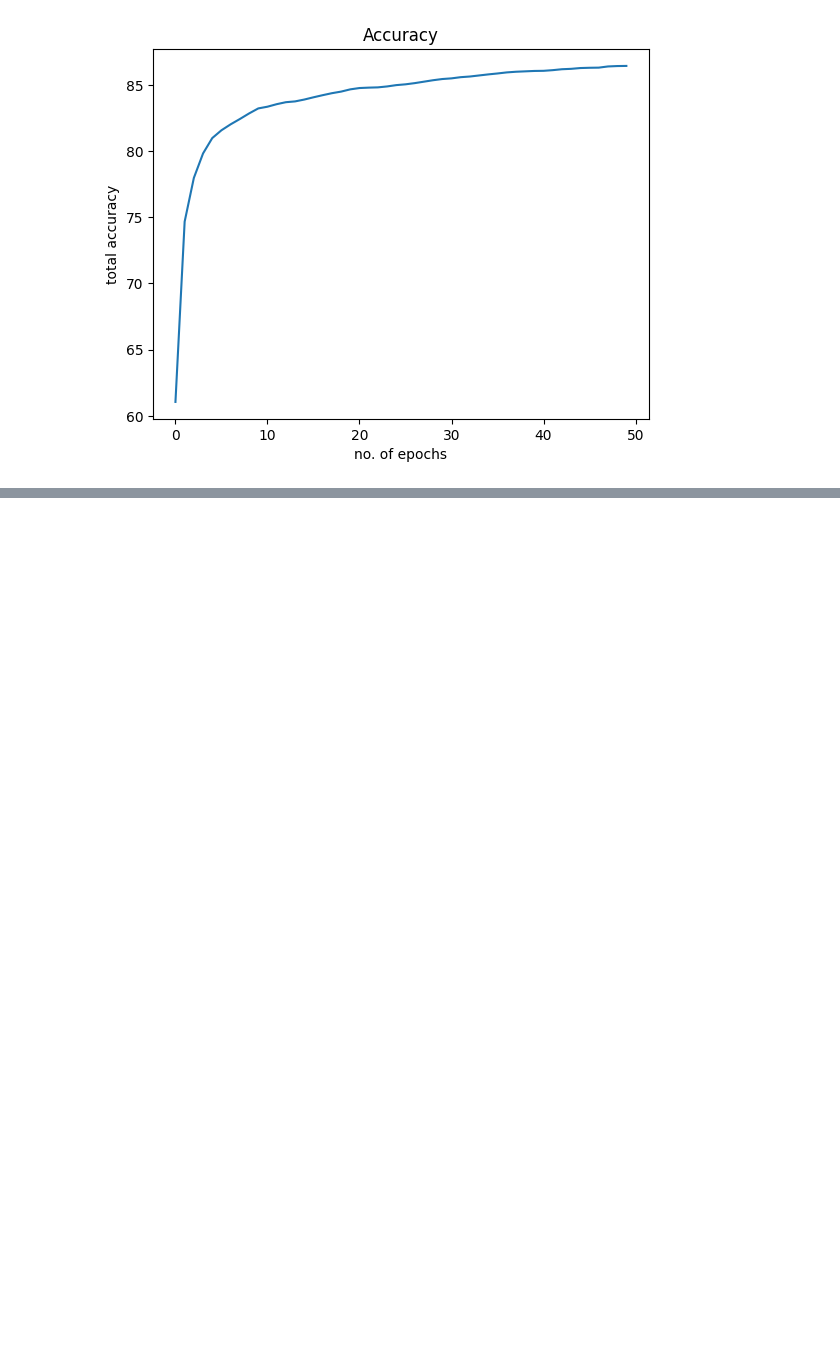
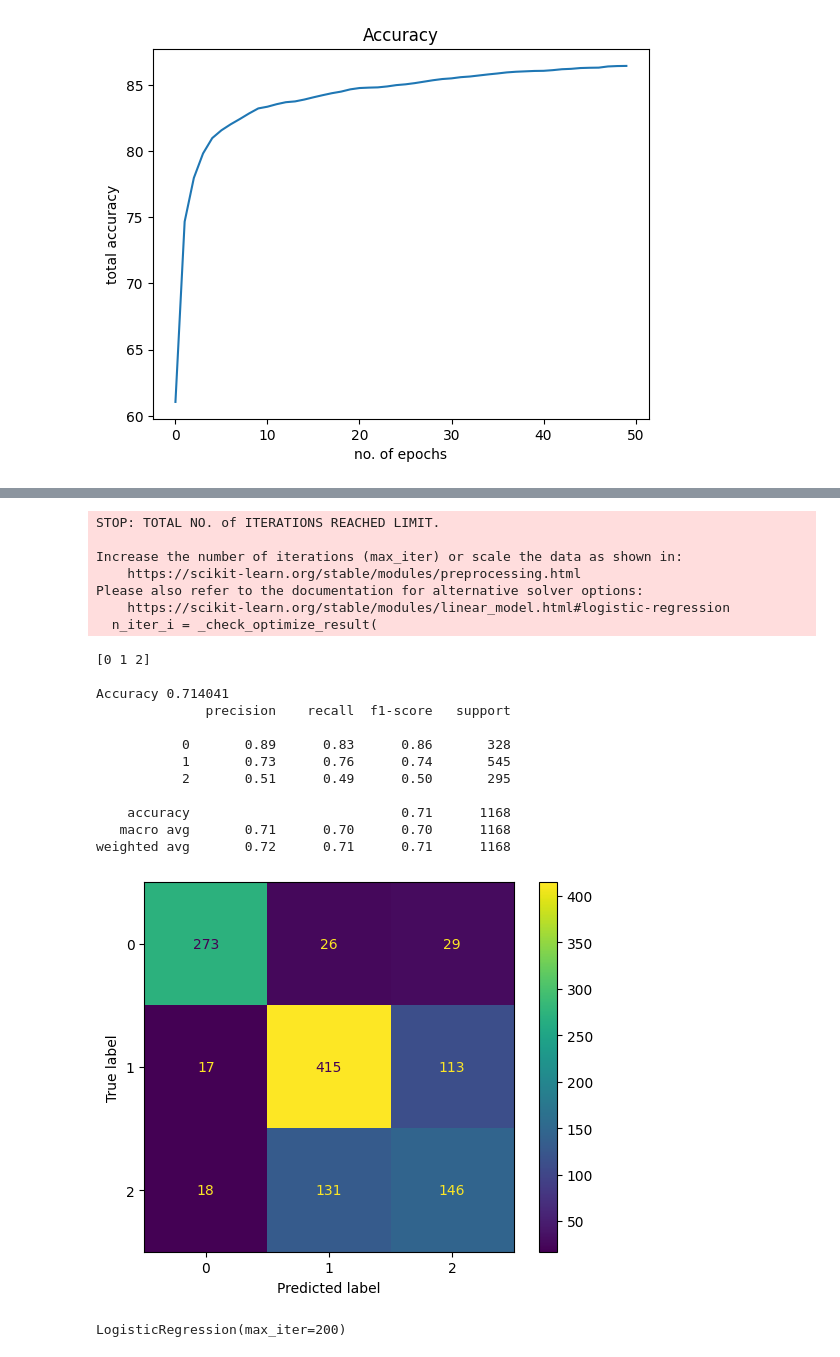
Before and after one commit to conor7276/chest-xray-research, a Jupyter notebook: models/TestModel.ipynb, the cells around one changed output, grey strips where cells are left out. Cells and saved outputs as stored; diff of their text form; code cells hidden in the pictures; blank space fills up the shorter version.

```diff
--- a/models/TestModel.ipynb
+++ b/models/TestModel.ipynb
@@ -138,0 +215,4 @@ Epoch: 49. Loss: 1.7766659259796143. Accuracy: 86.43
+# %%
+selected_features = list(df.columns)
+selected_features.remove("file_name")
+selected_features.remove("class_id")
@@ -138,0 +239,6 @@ Epoch: 49. Loss: 1.7766659259796143. Accuracy: 86.43
+# %%
+X = df[selected_features]
+y = df['class_id']
+# %%
+X_train, X_test, y_train, y_test = train_test_split(X ,y ,test_size = 0.25)
+print("Length of training data is: ", X_train.shape, '\nLength of our Testing Data', y_test.shape)
@@ -138,0 +276,24 @@ Epoch: 49. Loss: 1.7766659259796143. Accuracy: 86.43
+# %%
+### Build a function thats input is an empty model, X, and y data, and runs the whole pipeline and prints a classification report and confusion matrix.
+def build_and_eval_model(model, X, y, random_state=23):
+    X_train, X_test, y_train, y_test = train_test_split(X, y, test_size = 0.25, random_state = random_state)
+
+
+    model.fit(X_train, y_train)
+    print(model.classes_)
+    accuracy = model.score(X_test,y_test)
+    print("\nAccuracy %f" % accuracy)
+
+    y_pred = model.predict(X_test)
+
+    print(metrics.classification_report(y_test, y_pred))
+
+    # fig, ax = plt.subplots(figsize=(13,13))
+
+    # metrics.plot_confusion_matrix(estimator = model, X = X_test, y_true = y_test, ax = ax)
+    cm = confusion_matrix(y_test, y_pred, labels = model.classes_)
+    disp = ConfusionMatrixDisplay(confusion_matrix = cm, display_labels = model.classes_)
+
+    disp.plot()
+    plt.show()
+    return model
@@ -138,0 +312,28 @@ Epoch: 49. Loss: 1.7766659259796143. Accuracy: 86.43
+# %%
+lr = LogisticRegression(max_iter=200)
+build_and_eval_model(lr, X, y)
+# 100 iterations 0.75
+# 200 iterations 0.71
+# 1000 iterations 0.70
+# %% [output]
+STOP: TOTAL NO. of ITERATIONS REACHED LIMIT.
+
+Increase the number of iterations (max_iter) or scale the data as shown in:
+    https://scikit-learn.org/stable/modules/preprocessing.html
+Please also refer to the documentation for alternative solver options:
+    https://scikit-learn.org/stable/modules/linear_model.html#logistic-regression
+  n_iter_i = _check_optimize_result(
+[0 1 2]
+
+Accuracy 0.714041
+              precision    recall  f1-score   support
+
+           0       0.89      0.83      0.86       328
+           1       0.73      0.76      0.74       545
+           2       0.51      0.49      0.50       295
+
+    accuracy                           0.71      1168
+   macro avg       0.71      0.70      0.70      1168
+weighted avg       0.72      0.71      0.71      1168
+[figure, added]
+LogisticRegression(max_iter=200)
```
Also changed, not shown: parts of 18 cells of this notebook, 2 other files.
